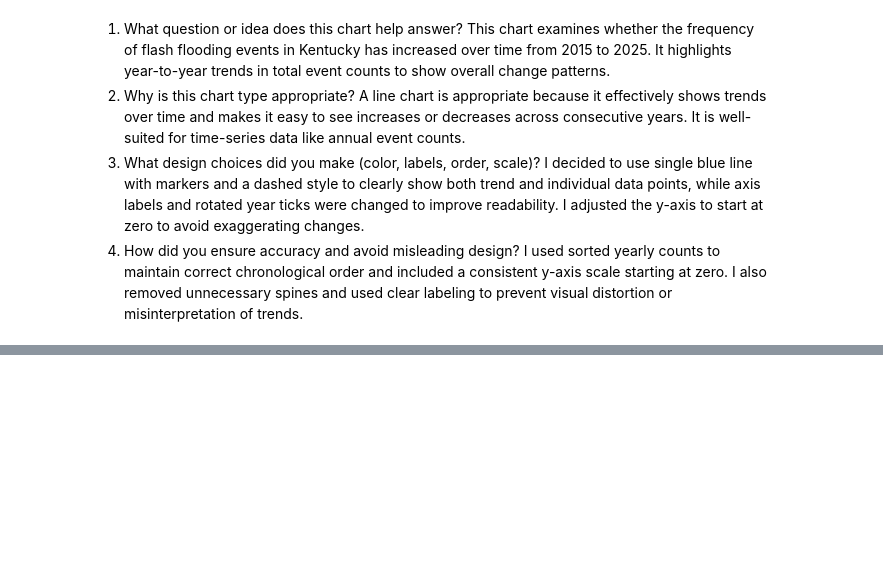
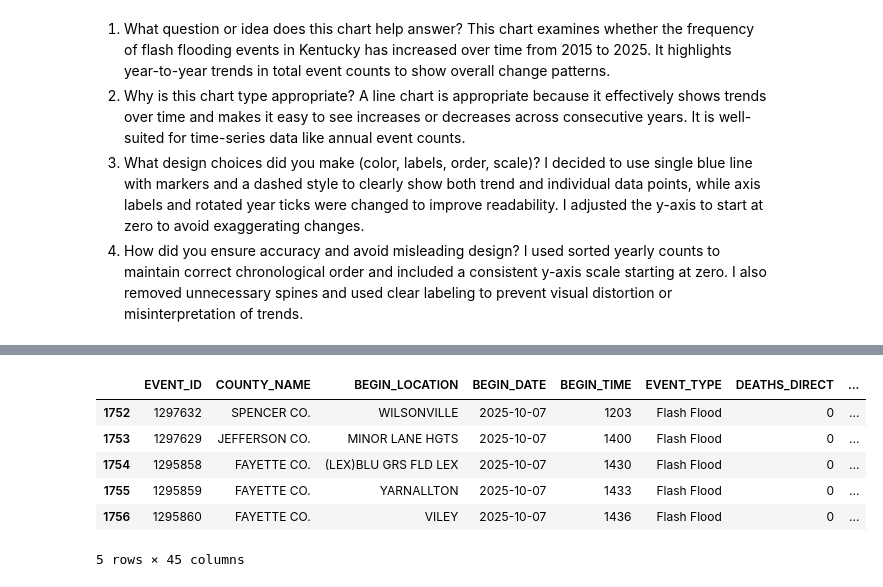
Before and after one commit to ashleyadehart/flash_floods_ky_2015_2025, a Jupyter notebook: notebooks/flash_floods_ky_2015_2025.ipynb, the cells around one changed output, grey strips where cells are left out. Saved outputs shown, nothing was run; the diff lists cells and outputs as text; code cells hidden in the pictures; blank space fills up the shorter version.

```diff
--- a/notebooks/flash_floods_ky_2015_2025.ipynb
+++ b/notebooks/flash_floods_ky_2015_2025.ipynb
@@ -749,0 +778,11 @@ I grouped and sorted directly from raw event counts without transformation, ensu
+# %%
+# Read last rows of dataset
+df.tail()
+# %% [output]
+|  | EVENT_ID | COUNTY_NAME | BEGIN_LOCATION | BEGIN_DATE | BEGIN_TIME | EVENT_TYPE | DEATHS_DIRECT | ... |
+| 1752 | 1297632 | SPENCER CO. | WILSONVILLE | 2025-10-07 | 1203 | Flash Flood | 0 | ... |
+| 1753 | 1297629 | JEFFERSON CO. | MINOR LANE HGTS | 2025-10-07 | 1400 | Flash Flood | 0 | ... |
+| 1754 | 1295858 | FAYETTE CO. | (LEX)BLU GRS FLD LEX | 2025-10-07 | 1430 | Flash Flood | 0 | ... |
+| 1755 | 1295859 | FAYETTE CO. | YARNALLTON | 2025-10-07 | 1433 | Flash Flood | 0 | ... |
+| 1756 | 1295860 | FAYETTE CO. | VILEY | 2025-10-07 | 1436 | Flash Flood | 0 | ... |
+5 rows × 45 columns
```
Also changed, not shown: parts of 26 cells of this notebook, 15 other files.
